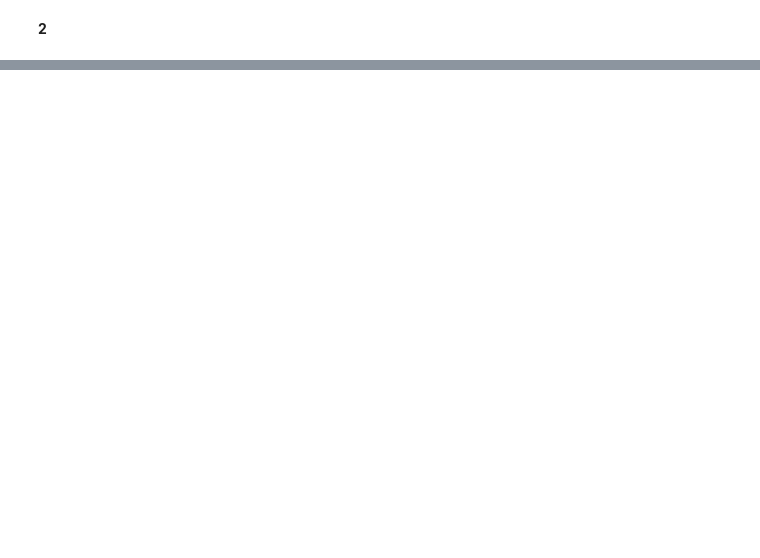
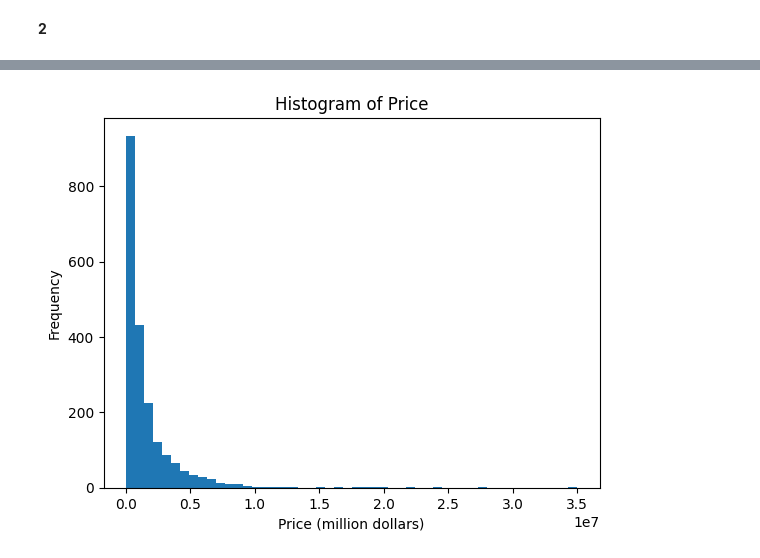
Before and after one commit to SM2A/Machine_Learning_Course_Project, a Jupyter notebook: HW-3/Report.ipynb, the cells around one changed output, grey strips where cells are left out. Drawn from its saved outputs; the diff is of its cells as text; code cells hidden in the pictures; blank space fills up the shorter version.

```diff
--- a/HW-3/Report.ipynb
+++ b/HW-3/Report.ipynb
@@ -103,0 +108,6 @@ Accuracy: 0.442
+# %%
+import pandas
+
+car_data = pandas.read_csv('data/car details v4.csv')
+
+car_data.describe()
@@ -103,0 +124,8 @@ Accuracy: 0.442
+# %%
+plt.hist(car_data['Price'], bins=50)
+plt.title('Histogram of Price')
+plt.xlabel('Price (million dollars)')
+plt.ylabel('Frequency')
+plt.show()
+# %% [output]
+[figure, added]
```
Also changed, not shown: parts of 14 cells of this notebook.
